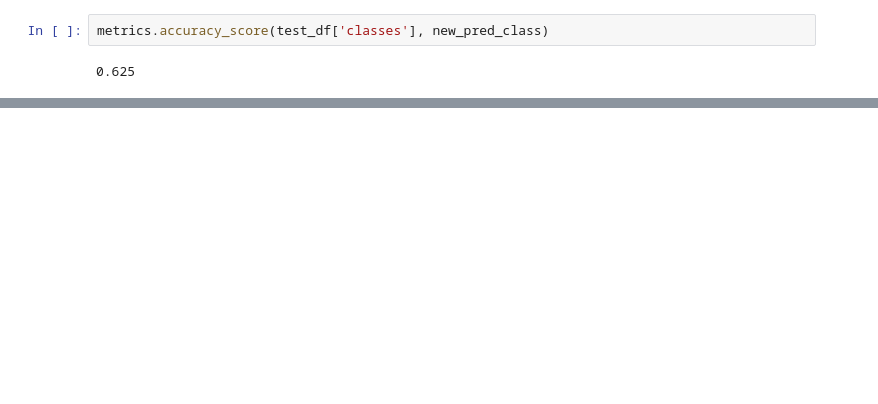
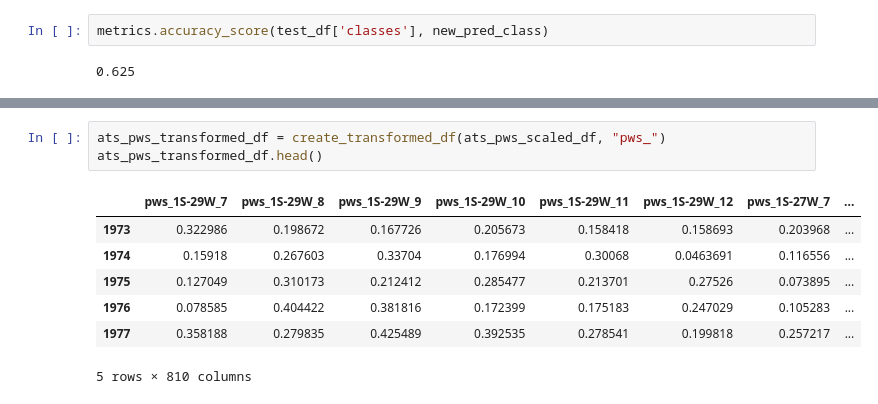
Before and after one commit to tiagotele/experimentos_oceanografia, a Jupyter notebook: Classifying Rainfall Season.ipynb, the cells around one changed output, grey strips where cells are left out. Saved outputs shown, nothing was run; the diff lists cells and outputs as text; blank space fills up the shorter version.

```diff
--- a/Classifying Rainfall Season.ipynb
+++ b/Classifying Rainfall Season.ipynb
@@ -1311,0 +1488,11 @@ metrics.accuracy_score(test_df['classes'], new_pred_class)
+# %%
+ats_pws_transformed_df = create_transformed_df(ats_pws_scaled_df, "pws_")
+ats_pws_transformed_df.head()
+# %% [output]
+|  | pws_1S-29W_7 | pws_1S-29W_8 | pws_1S-29W_9 | pws_1S-29W_10 | pws_1S-29W_11 | pws_1S-29W_12 | pws_1S-27W_7 | ... |
+| 1973 | 0.322986 | 0.198672 | 0.167726 | 0.205673 | 0.158418 | 0.158693 | 0.203968 | ... |
+| 1974 | 0.15918 | 0.267603 | 0.33704 | 0.176994 | 0.30068 | 0.0463691 | 0.116556 | ... |
+| 1975 | 0.127049 | 0.310173 | 0.212412 | 0.285477 | 0.213701 | 0.27526 | 0.073895 | ... |
+| 1976 | 0.078585 | 0.404422 | 0.381816 | 0.172399 | 0.175183 | 0.247029 | 0.105283 | ... |
+| 1977 | 0.358188 | 0.279835 | 0.425489 | 0.392535 | 0.278541 | 0.199818 | 0.257217 | ... |
+5 rows × 810 columns
```
Also changed, not shown: parts of 62 cells of this notebook.
